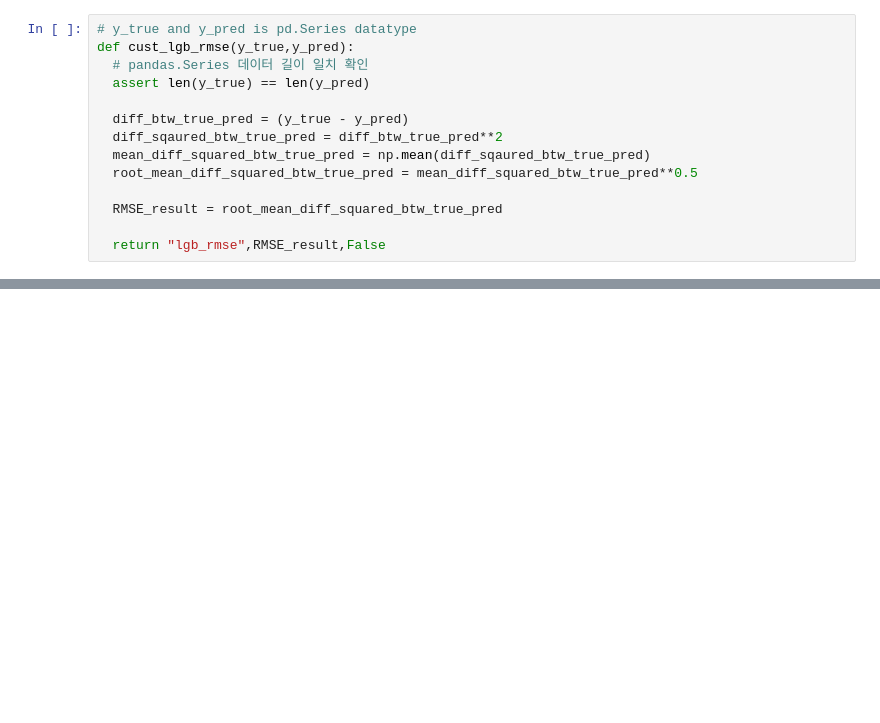
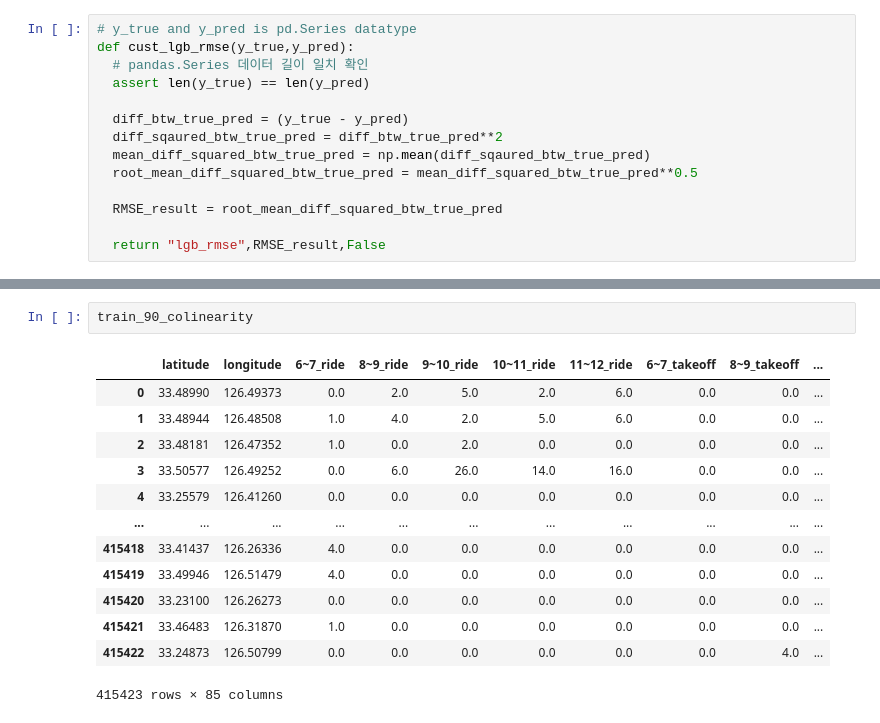
Before and after one commit to JerryKwon/Dacon_Supporters_1st, a Jupyter notebook: submissions/3rd_week/[데이콘 서포터즈 1기_권영인] How much heck the bus is in jeju than seoul_3rd week.ipynb, the cells around one changed output, grey strips where cells are left out. Saved outputs shown, nothing was run; the diff lists cells and outputs as text; blank space fills up the shorter version.

```diff
--- a/submissions/3rd_week/[데이콘 서포터즈 1기_권영인] How much heck the bus is in jeju than seoul_3rd week.ipynb
+++ b/submissions/3rd_week/[데이콘 서포터즈 1기_권영인] How much heck the bus is in jeju than seoul_3rd week.ipynb
@@ -1542,0 +1590,16 @@ Did not meet early stopping. Best iteration is:
+# %%
+train_90_colinearity
+# %% [output]
+|  | latitude | longitude | 6~7_ride | 8~9_ride | 9~10_ride | 10~11_ride | 11~12_ride | 6~7_takeoff | 8~9_takeoff | ... |
+| 0 | 33.48990 | 126.49373 | 0.0 | 2.0 | 5.0 | 2.0 | 6.0 | 0.0 | 0.0 | ... |
+| 1 | 33.48944 | 126.48508 | 1.0 | 4.0 | 2.0 | 5.0 | 6.0 | 0.0 | 0.0 | ... |
+| 2 | 33.48181 | 126.47352 | 1.0 | 0.0 | 2.0 | 0.0 | 0.0 | 0.0 | 0.0 | ... |
+| 3 | 33.50577 | 126.49252 | 0.0 | 6.0 | 26.0 | 14.0 | 16.0 | 0.0 | 0.0 | ... |
+| 4 | 33.25579 | 126.41260 | 0.0 | 0.0 | 0.0 | 0.0 | 0.0 | 0.0 | 0.0 | ... |
+| ... | ... | ... | ... | ... | ... | ... | ... | ... | ... | ... |
+| 415418 | 33.41437 | 126.26336 | 4.0 | 0.0 | 0.0 | 0.0 | 0.0 | 0.0 | 0.0 | ... |
+| 415419 | 33.49946 | 126.51479 | 4.0 | 0.0 | 0.0 | 0.0 | 0.0 | 0.0 | 0.0 | ... |
+| 415420 | 33.23100 | 126.26273 | 0.0 | 0.0 | 0.0 | 0.0 | 0.0 | 0.0 | 0.0 | ... |
+| 415421 | 33.46483 | 126.31870 | 1.0 | 0.0 | 0.0 | 0.0 | 0.0 | 0.0 | 0.0 | ... |
+| 415422 | 33.24873 | 126.50799 | 0.0 | 0.0 | 0.0 | 0.0 | 0.0 | 0.0 | 4.0 | ... |
+415423 rows × 85 columns
```
Also changed, not shown: parts of 13 cells of this notebook.
